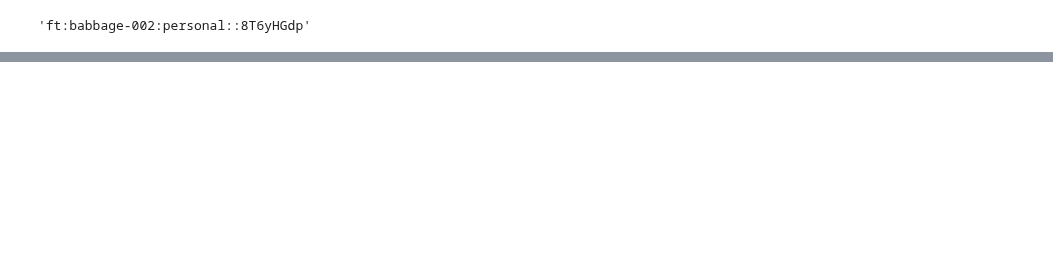
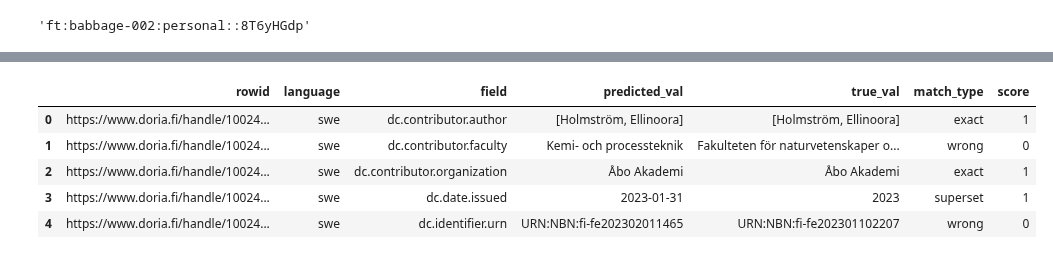
Before and after one commit to NatLibFi/FinGreyLit, a Jupyter notebook: experiments/openai-gpt3-api/GPT3-fine-tune-API-metadata-extraction.ipynb, the cells around one changed output, grey strips where cells are left out. Cells and saved outputs as stored; diff of their text form; code cells hidden in the pictures; blank space fills up the shorter version.

```diff
--- a/experiments/openai-gpt3-api/GPT3-fine-tune-API-metadata-extraction.ipynb
+++ b/experiments/openai-gpt3-api/GPT3-fine-tune-API-metadata-extraction.ipynb
@@ -301,0 +356,23 @@ Name: similarity, dtype: float64
+# %%
+# Analyze the extracted metadata
+
+import pandas as pd
+import sys
+from glob import glob
+sys.path.append('..')
+from eval import MetadataEvaluator
+
+# prediction_records_files = glob('*.jsonl')
+
+evaluator = MetadataEvaluator()  # TODO Pass records here
+results = evaluator.evaluate_records(prediction_records)
+
+df = pd.DataFrame(results)
+df.head()
+# %% [output]
+|  | rowid | language | field | predicted_val | true_val | match_type | score |
+| 0 | https://www.doria.fi/handle/10024... | swe | dc.contributor.author | [Holmström, Ellinoora] | [Holmström, Ellinoora] | exact | 1 |
+| 1 | https://www.doria.fi/handle/10024... | swe | dc.contributor.faculty | Kemi- och processteknik | Fakulteten för naturvetenskaper o... | wrong | 0 |
+| 2 | https://www.doria.fi/handle/10024... | swe | dc.contributor.organization | Åbo Akademi | Åbo Akademi | exact | 1 |
+| 3 | https://www.doria.fi/handle/10024... | swe | dc.date.issued | 2023-01-31 | 2023 | superset | 1 |
+| 4 | https://www.doria.fi/handle/10024... | swe | dc.identifier.urn | URN:NBN:fi-fe202302011465 | URN:NBN:fi-fe202301102207 | wrong | 0 |
```
Also changed, not shown: parts of 12 cells of this notebook, 1 other file.
